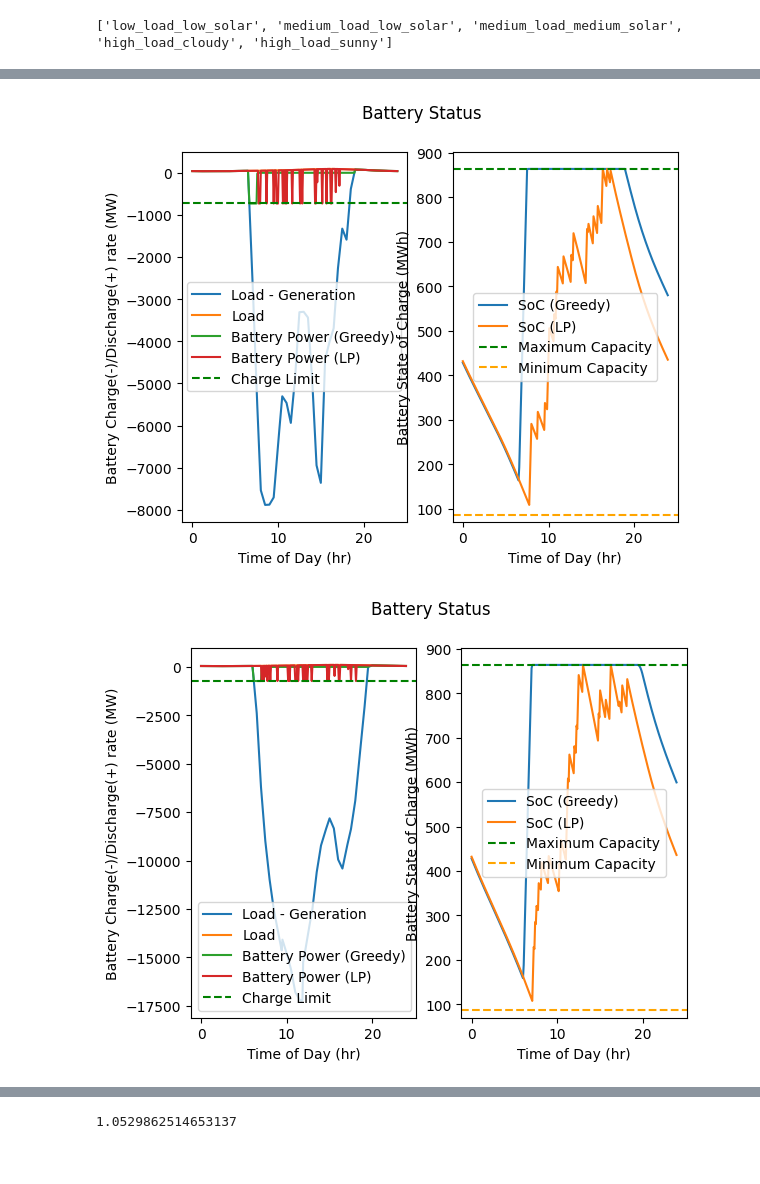
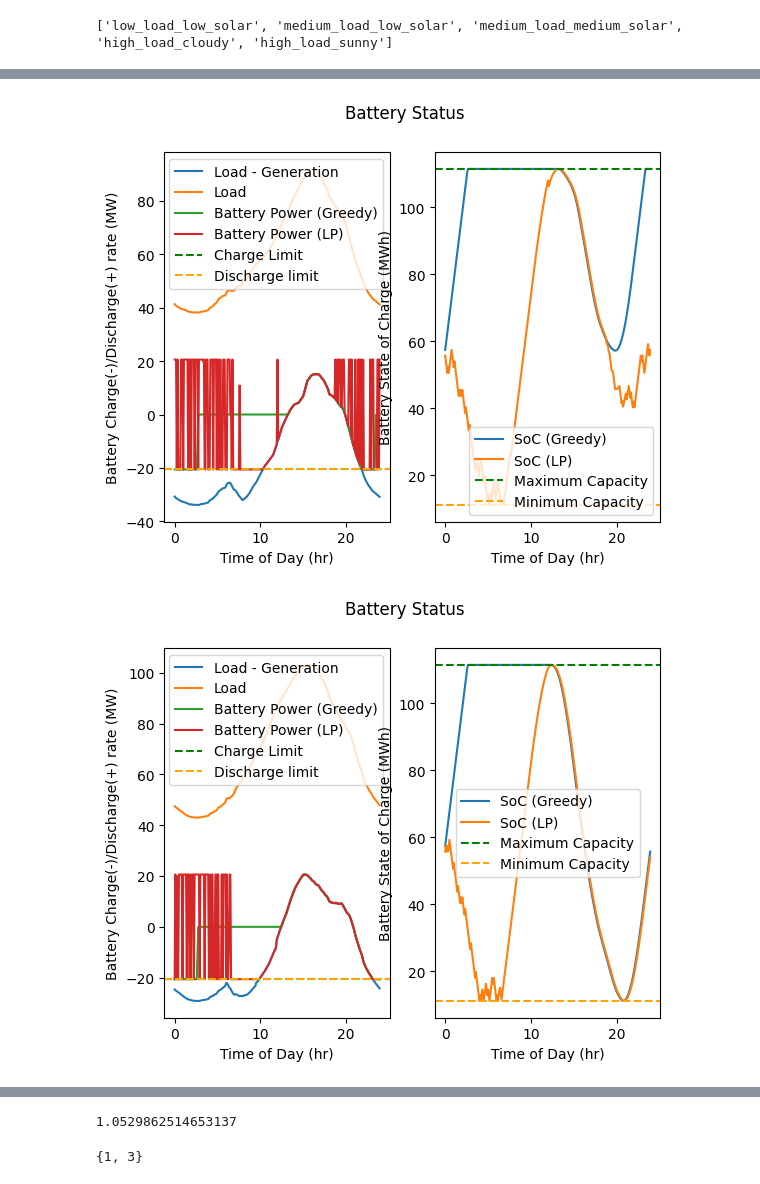
Before and after one commit to seanjennings960/renewableopt, a Jupyter notebook: notebooks/linear_solution.ipynb, the cells around one changed output, grey strips where cells are left out. Saved outputs shown, nothing was run; the diff lists cells and outputs as text; code cells hidden in the pictures.

Commit message:
LP notebook with geothermal included!

```diff
--- a/notebooks/linear_solution.ipynb
+++ b/notebooks/linear_solution.ipynb
@@ -12,11 +12,16 @@ from renewableopt.data import load_by_day
 from renewableopt.optimal_design import SinglePeriodModel, MultiPeriodModel, greedy_battery_control, visualize
 from renewableopt.peak_id import gamma_matrix, timedelta, identify_worst_days, assert_int
 # %%
-time, load, solar_pu = load_by_day(0, 366)
+time, load, generation_pu = load_by_day(0, 366, sources=["solar", "geothermal"])
 time = time / 60
 dt = timedelta(time)
 # %%
-worst_load, worst_solar_pu = identify_worst_days(time, load, solar_pu)
+worst_load, worst_generation_pu = identify_worst_days(time, load, generation_pu[:, 0])
+worst_generation_pu = {
+    k: np.c_[
+        v, np.ones_like(v)
+    ] for k,v in worst_generation_pu.items()
+}
 # %%
 print(list(worst_load.keys()))
 # %% [output]
@@ -56,9 +62,9 @@ model = MultiPeriodModel(
     initial_battery_charge=0.5,
     depth_of_discharge=0.1,
     cost_battery_energy=300,
-    cost_battery_power=3500,
-    cost_generation=[1250])
-res = model.minimize_cost(time_one_day, worst_load, worst_solar_pu)
+    cost_battery_power=350,
+    cost_generation=[1250, 3500])
+res = model.minimize_cost(time_one_day, worst_load, worst_generation_pu)
 # %%
 # Potentially interesting plots:
 # Aggregated SoC at end of day (mean/std of each month) (of course, this depends on eta)
@@ -116,3 +152,3 @@ visualize.min_capacity_per_month(res, soc_per_day, u_batt_per_day, time_one_day,
 # %%
-visualize.lp_versus_greedy_comparison(res, time_one_day, worst_load, worst_solar_pu)
+visualize.lp_versus_greedy_comparison(res, time_one_day, worst_load, worst_generation_pu)
 # %% [output]
@@ -121,2 +157,2 @@ visualize.lp_versus_greedy_comparison(res, time_one_day, worst_load, worst_solar
-[figure, old version]
+[figure, new version]
-[figure, old version]
+[figure, new version]
@@ -125,3 +161,7 @@ visualize.lp_versus_greedy_comparison(res, time_one_day, worst_load, worst_solar
 res.E_max / res.P_battery
 # %% [output]
 1.0529862514653137
+# %%
+set([1, 2, 3]) - set([2])
+# %% [output]
+{1, 3}
```
Also changed, not shown: parts of 19 cells of this notebook.
